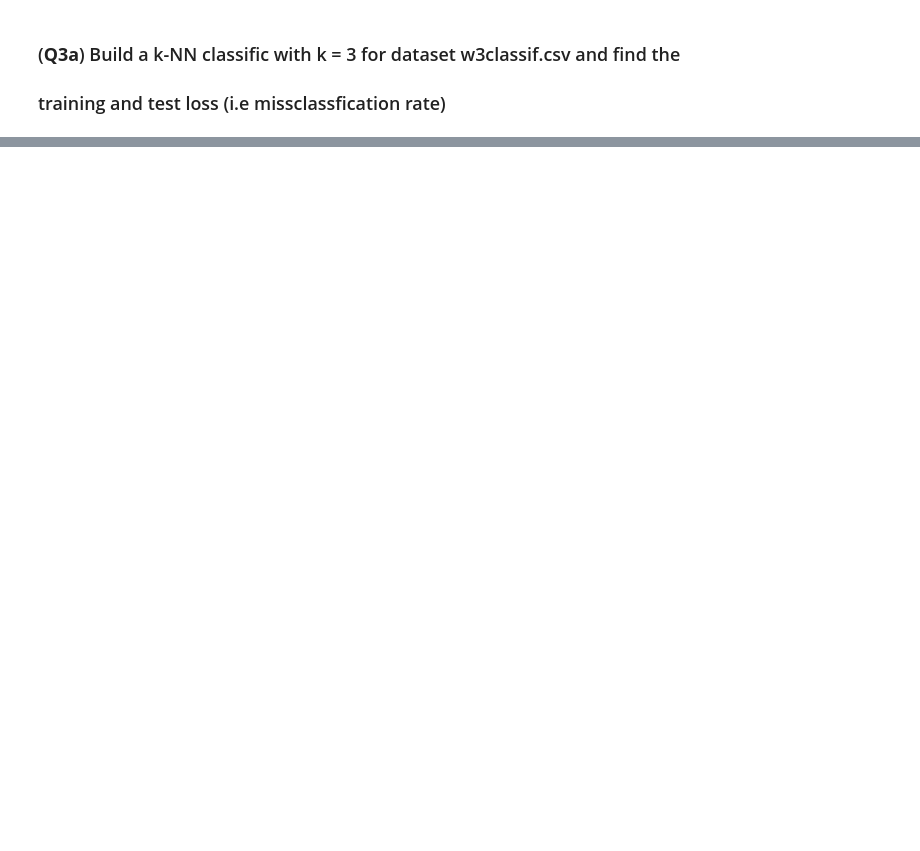
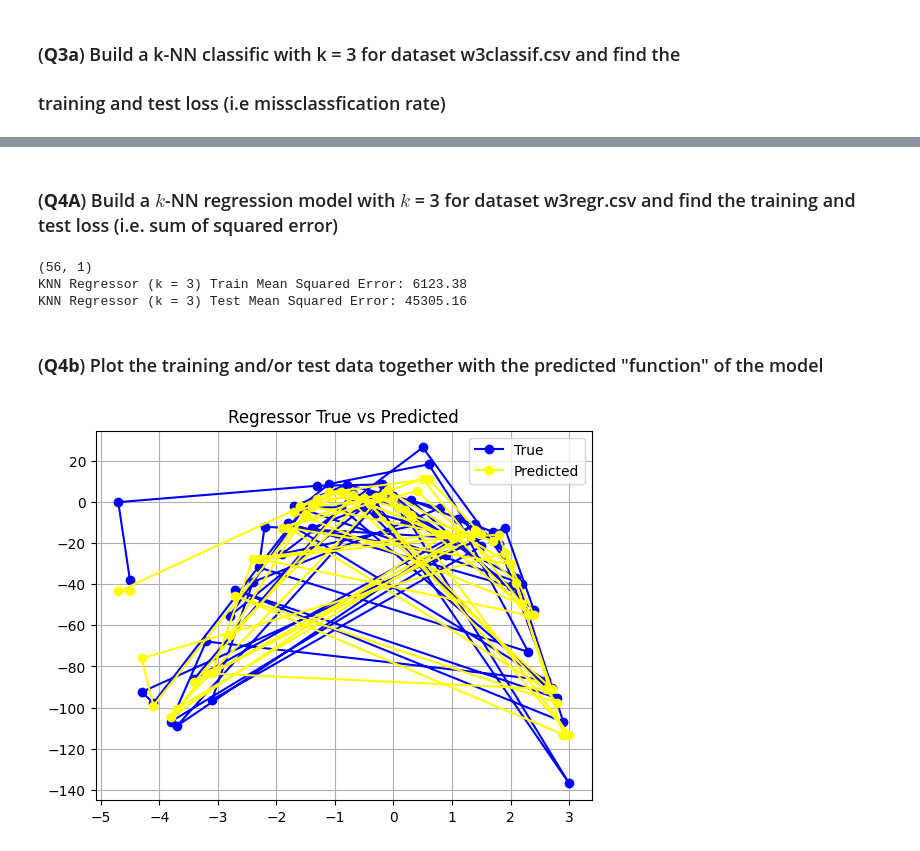
Before and after one commit to johnpioc/COMP4702, a Jupyter notebook: w2-prac.ipynb, the cells around one changed output, grey strips where cells are left out. Saved outputs shown, nothing was run; the diff lists cells and outputs as text; code cells hidden in the pictures; blank space fills up the shorter version.

```diff
--- a/w2-prac.ipynb
+++ b/w2-prac.ipynb
@@ -68,3 +68,6 @@ classif_x_train, classif_x_test, classif_y_train, classif_y_test = train_test_sp
 regr_x_train, regr_x_test, regr_y_train, regr_y_test = train_test_split(
     dfs[1].iloc[:, 0].values, dfs[1].iloc[:, 1].values, test_size=0.3, random_state=67
 )
+
+regr_x_train = regr_x_train.reshape(-1, 1)
+regr_x_test = regr_x_test.reshape(-1, 1)
@@ -116,0 +144,7 @@ KNN Classifier (k = 3) Test Loss: 0.99
+# %%
+from typing import List
+
+k_grid: List[int] = [1, 3, 5, 10, 20]
+
+for k in k_grid:
+    build_knn_classifier(classif_x_train, classif_y_train, classif_x_test, classif_y_test, k)
@@ -116,0 +162,45 @@ KNN Classifier (k = 3) Test Loss: 0.99
+# %% [markdown]
+### (**Q4A**) Build a $k$-NN regression model with $k$ = 3 for dataset w3regr.csv and find the training and test loss (i.e. sum of squared error)
+# %%
+from sklearn.neighbors import KNeighborsRegressor
+
+def build_knn_regressor(x_train, y_train, x_test, y_test, k) -> Pipeline:
+    model = Pipeline([
+        ('scaler', StandardScaler()),
+        ('knn', KNeighborsRegressor(n_neighbors=k))
+    ])
+
+    model.fit(x_train, y_train)
+    y_train_pred = model.predict(x_train)
+
+    train_mse = np.sum(np.square(y_train - y_train_pred))
+    print(f"KNN Regressor (k = {k}) Train Mean Squared Error: {train_mse:.2f}")
+
+    y_test_pred = model.predict(x_test)
+    test_mse = np.sum(np.square(y_test - y_test_pred))
+    print(f"KNN Regressor (k = {k}) Test Mean Squared Error: {test_mse:.2f}")
+
+    return model
+
+print(regr_x_train.shape)
+regressor = build_knn_regressor(regr_x_train, regr_y_train, regr_x_test, regr_y_test, 3)
+# %% [output]
+(56, 1)
+KNN Regressor (k = 3) Train Mean Squared Error: 6123.38
+KNN Regressor (k = 3) Test Mean Squared Error: 45305.16
+# %% [markdown]
+### (**Q4b**) Plot the training and/or test data together with the predicted "function" of the model
+# %%
+def plot_regressor(model: Pipeline, x, y) -> None:
+    y_pred = model.predict(x)
+
+    plt.plot(x, y, label="True", color="blue", marker="o", linestyle="-")
+    plt.plot(x, y_pred, label="Predicted", color="yellow", marker="o", linestyle="-")
+    plt.title(f"Regressor True vs Predicted")
+    plt.grid()
+    plt.legend()
+    plt.show()
+
+plot_regressor(regressor, regr_x_train, regr_y_train)
+# %% [output]
+[figure, added]
```
Also changed, not shown: parts of 20 cells of this notebook.
